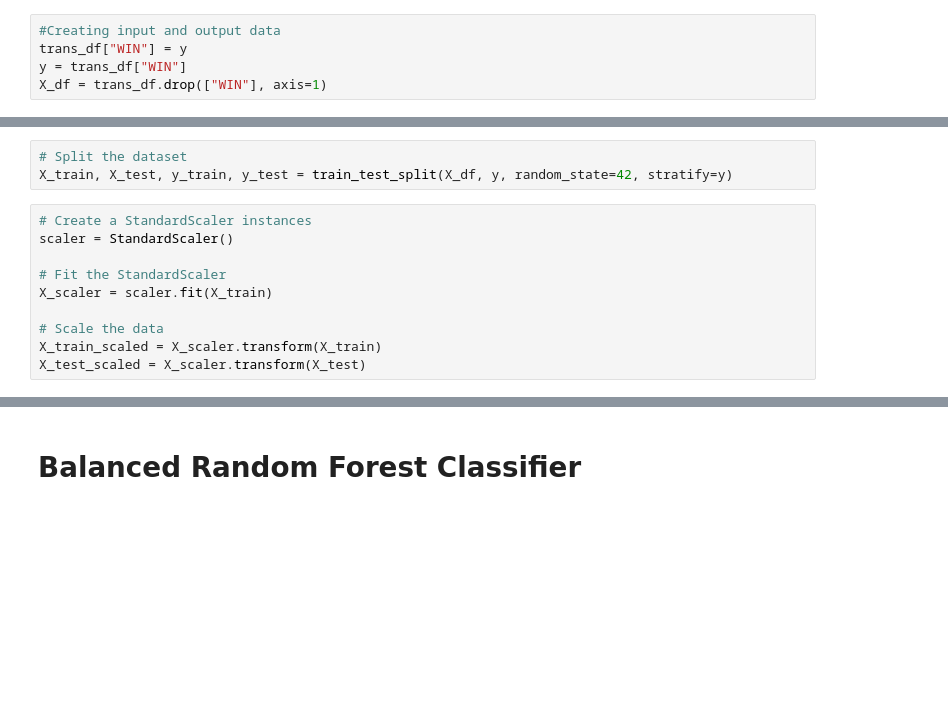
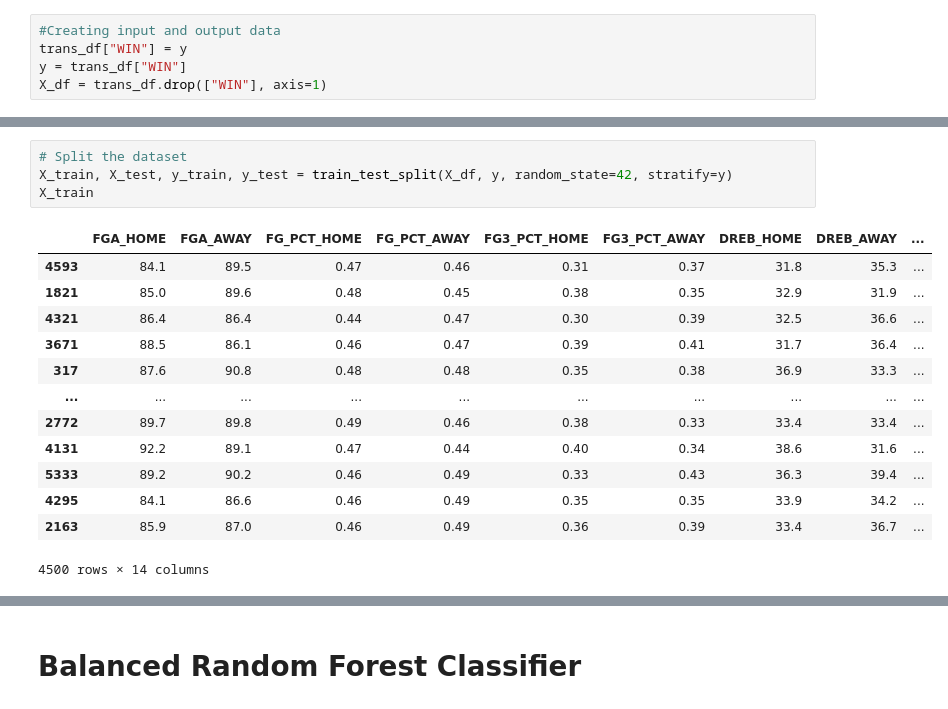
Before and after one commit to donjohn42x/NBA_Analysis, a Jupyter notebook: nba_analysis.ipynb, the cells around one changed output, grey strips where cells are left out. Saved outputs shown, nothing was run; the diff lists cells and outputs as text; blank space fills up the shorter version.

Commit message:
table for model created, model loaded, and outcome created

```diff
--- a/nba_analysis.ipynb
+++ b/nba_analysis.ipynb
@@ -210,13 +210,18 @@ Name: WIN, dtype: int64
 # %%
 # Split the dataset
 X_train, X_test, y_train, y_test = train_test_split(X_df, y, random_state=42, stratify=y)
+X_train
+# %% [output]
+|  | FGA_HOME | FGA_AWAY | FG_PCT_HOME | FG_PCT_AWAY | FG3_PCT_HOME | FG3_PCT_AWAY | DREB_HOME | DREB_AWAY | ... |
+| 4593 | 84.1 | 89.5 | 0.47 | 0.46 | 0.31 | 0.37 | 31.8 | 35.3 | ... |
+| 1821 | 85.0 | 89.6 | 0.48 | 0.45 | 0.38 | 0.35 | 32.9 | 31.9 | ... |
+| 4321 | 86.4 | 86.4 | 0.44 | 0.47 | 0.30 | 0.39 | 32.5 | 36.6 | ... |
+| 3671 | 88.5 | 86.1 | 0.46 | 0.47 | 0.39 | 0.41 | 31.7 | 36.4 | ... |
+| 317 | 87.6 | 90.8 | 0.48 | 0.48 | 0.35 | 0.38 | 36.9 | 33.3 | ... |
+| ... | ... | ... | ... | ... | ... | ... | ... | ... | ... |
+| 2772 | 89.7 | 89.8 | 0.49 | 0.46 | 0.38 | 0.33 | 33.4 | 33.4 | ... |
+| 4131 | 92.2 | 89.1 | 0.47 | 0.44 | 0.40 | 0.34 | 38.6 | 31.6 | ... |
+| 5333 | 89.2 | 90.2 | 0.46 | 0.49 | 0.33 | 0.43 | 36.3 | 39.4 | ... |
+| 4295 | 84.1 | 86.6 | 0.46 | 0.49 | 0.35 | 0.35 | 33.9 | 34.2 | ... |
+| 2163 | 85.9 | 87.0 | 0.46 | 0.49 | 0.36 | 0.39 | 33.4 | 36.7 | ... |
+4500 rows × 14 columns
-# %%
-# Create a StandardScaler instances
-scaler = StandardScaler()
-
-# Fit the StandardScaler
-X_scaler = scaler.fit(X_train)
-
-# Scale the data
-X_train_scaled = X_scaler.transform(X_train)
-X_test_scaled = X_scaler.transform(X_test)
```
Also changed, not shown: parts of 23 cells of this notebook, 3 other files.
